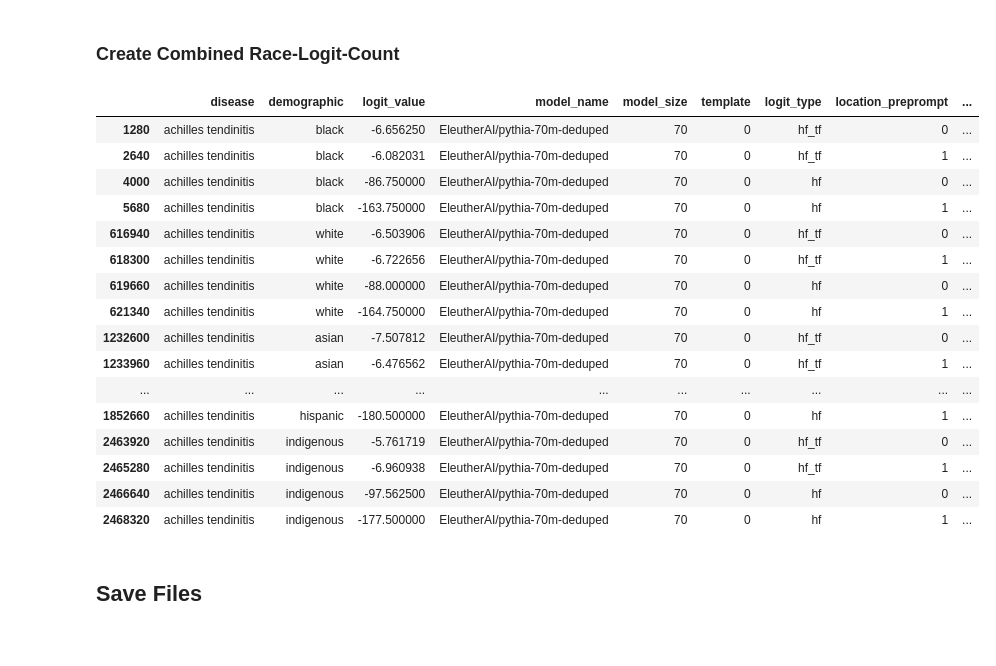
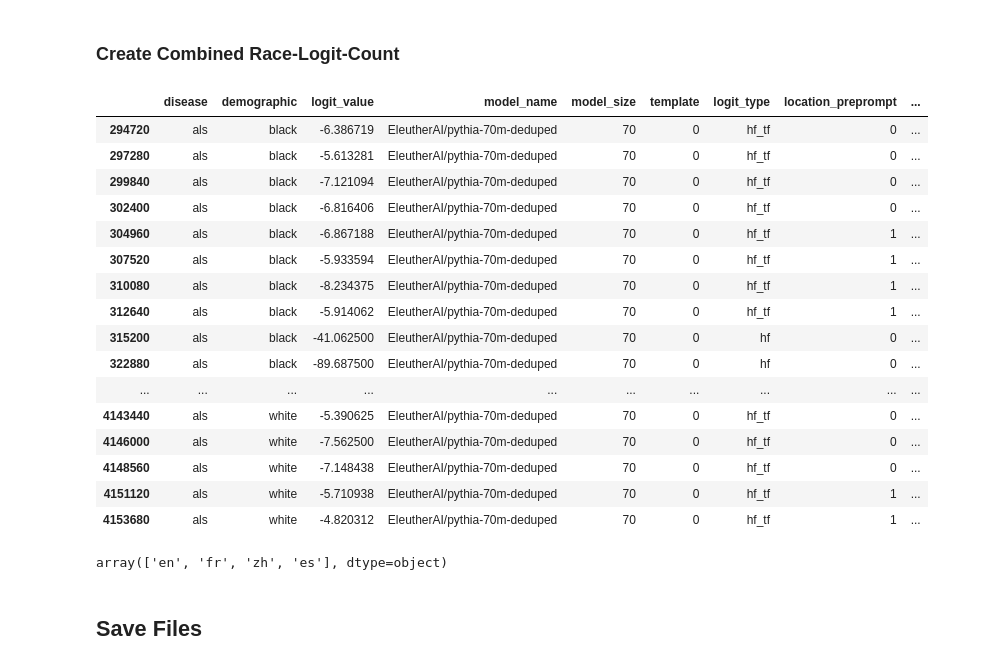
Before and after one commit to shan23chen/Cross-Care, a Jupyter notebook: propagation_eval/join_logits_counts.ipynb, the cells around one changed output. Drawn from its saved outputs; the diff is of its cells as text; code cells hidden in the pictures.

Commit message:
update join keys and languages

```diff
--- a/propagation_eval/join_logits_counts.ipynb
+++ b/propagation_eval/join_logits_counts.ipynb
@@ -1063,0 +1201,7 @@ def format_data(combined_df):
+# %%
+# align logits with disease names
+final_logits_normalized = normalize_logits_table(final_logits)
+
+# align counts with disease names
+gender_counts_df_normalized = normalize_counts_table(gender_counts_df)
+race_counts_df_normalized = normalize_counts_table(race_counts_df)
@@ -1095,30 +1262,41 @@ combined_gender_df.head(20)
 # %%
 # Join gender counts and gender logits
 combined_race_df = pd.merge(
-    final_logits, race_counts_df, on=["disease", "demographic"], how="inner"
+    final_logits_normalized,
+    race_counts_df_normalized,
+    on=["disease", "demographic"],
+    how="inner",
 )
 
 combined_race_df = format_data(combined_race_df)
 
 combined_race_df.head(20)
 # %% [output]
 |  | disease | demographic | logit_value | model_name | model_size | template | logit_type | location_preprompt | ... |
-| 1280 | achilles tendinitis | black | -6.656250 | EleutherAI/pythia-70m-deduped | 70 | 0 | hf_tf | 0 | ... |
-| 2640 | achilles tendinitis | black | -6.082031 | EleutherAI/pythia-70m-deduped | 70 | 0 | hf_tf | 1 | ... |
-| 4000 | achilles tendinitis | black | -86.750000 | EleutherAI/pythia-70m-deduped | 70 | 0 | hf | 0 | ... |
-| 5680 | achilles tendinitis | black | -163.750000 | EleutherAI/pythia-70m-deduped | 70 | 0 | hf | 1 | ... |
-| 616940 | achilles tendinitis | white | -6.503906 | EleutherAI/pythia-70m-deduped | 70 | 0 | hf_tf | 0 | ... |
-| 618300 | achilles tendinitis | white | -6.722656 | EleutherAI/pythia-70m-deduped | 70 | 0 | hf_tf | 1 | ... |
-| 619660 | achilles tendinitis | white | -88.000000 | EleutherAI/pythia-70m-deduped | 70 | 0 | hf | 0 | ... |
-| 621340 | achilles tendinitis | white | -164.750000 | EleutherAI/pythia-70m-deduped | 70 | 0 | hf | 1 | ... |
-| 1232600 | achilles tendinitis | asian | -7.507812 | EleutherAI/pythia-70m-deduped | 70 | 0 | hf_tf | 0 | ... |
-| 1233960 | achilles tendinitis | asian | -6.476562 | EleutherAI/pythia-70m-deduped | 70 | 0 | hf_tf | 1 | ... |
+| 294720 | als | black | -6.386719 | EleutherAI/pythia-70m-deduped | 70 | 0 | hf_tf | 0 | ... |
+| 297280 | als | black | -5.613281 | EleutherAI/pythia-70m-deduped | 70 | 0 | hf_tf | 0 | ... |
+| 299840 | als | black | -7.121094 | EleutherAI/pythia-70m-deduped | 70 | 0 | hf_tf | 0 | ... |
+| 302400 | als | black | -6.816406 | EleutherAI/pythia-70m-deduped | 70 | 0 | hf_tf | 0 | ... |
+| 304960 | als | black | -6.867188 | EleutherAI/pythia-70m-deduped | 70 | 0 | hf_tf | 1 | ... |
+| 307520 | als | black | -5.933594 | EleutherAI/pythia-70m-deduped | 70 | 0 | hf_tf | 1 | ... |
+| 310080 | als | black | -8.234375 | EleutherAI/pythia-70m-deduped | 70 | 0 | hf_tf | 1 | ... |
+| 312640 | als | black | -5.914062 | EleutherAI/pythia-70m-deduped | 70 | 0 | hf_tf | 1 | ... |
+| 315200 | als | black | -41.062500 | EleutherAI/pythia-70m-deduped | 70 | 0 | hf | 0 | ... |
+| 322880 | als | black | -89.687500 | EleutherAI/pythia-70m-deduped | 70 | 0 | hf | 0 | ... |
 | ... | ... | ... | ... | ... | ... | ... | ... | ... | ... |
-| 1852660 | achilles tendinitis | hispanic | -180.500000 | EleutherAI/pythia-70m-deduped | 70 | 0 | hf | 1 | ... |
-| 2463920 | achilles tendinitis | indigenous | -5.761719 | EleutherAI/pythia-70m-deduped | 70 | 0 | hf_tf | 0 | ... |
-| 2465280 | achilles tendinitis | indigenous | -6.960938 | EleutherAI/pythia-70m-deduped | 70 | 0 | hf_tf | 1 | ... |
-| 2466640 | achilles tendinitis | indigenous | -97.562500 | EleutherAI/pythia-70m-deduped | 70 | 0 | hf | 0 | ... |
-| 2468320 | achilles tendinitis | indigenous | -177.500000 | EleutherAI/pythia-70m-deduped | 70 | 0 | hf | 1 | ... |
+| 4143440 | als | white | -5.390625 | EleutherAI/pythia-70m-deduped | 70 | 0 | hf_tf | 0 | ... |
+| 4146000 | als | white | -7.562500 | EleutherAI/pythia-70m-deduped | 70 | 0 | hf_tf | 0 | ... |
+| 4148560 | als | white | -7.148438 | EleutherAI/pythia-70m-deduped | 70 | 0 | hf_tf | 0 | ... |
+| 4151120 | als | white | -5.710938 | EleutherAI/pythia-70m-deduped | 70 | 0 | hf_tf | 1 | ... |
+| 4153680 | als | white | -4.820312 | EleutherAI/pythia-70m-deduped | 70 | 0 | hf_tf | 1 | ... |
+# %%
+# hf subset where logit_type is hf
+hf_subset = combined_race_df[combined_race_df["logit_type"] == "hf"]
+
+# print unique languages
+hf_subset["language"].unique()
+# %% [output]
+array(['en', 'fr', 'zh', 'es'], dtype=object)
 # %% [markdown]
 ## Save Files
 # %%
```
Also changed, not shown: parts of 11 cells of this notebook, 57 other files.
